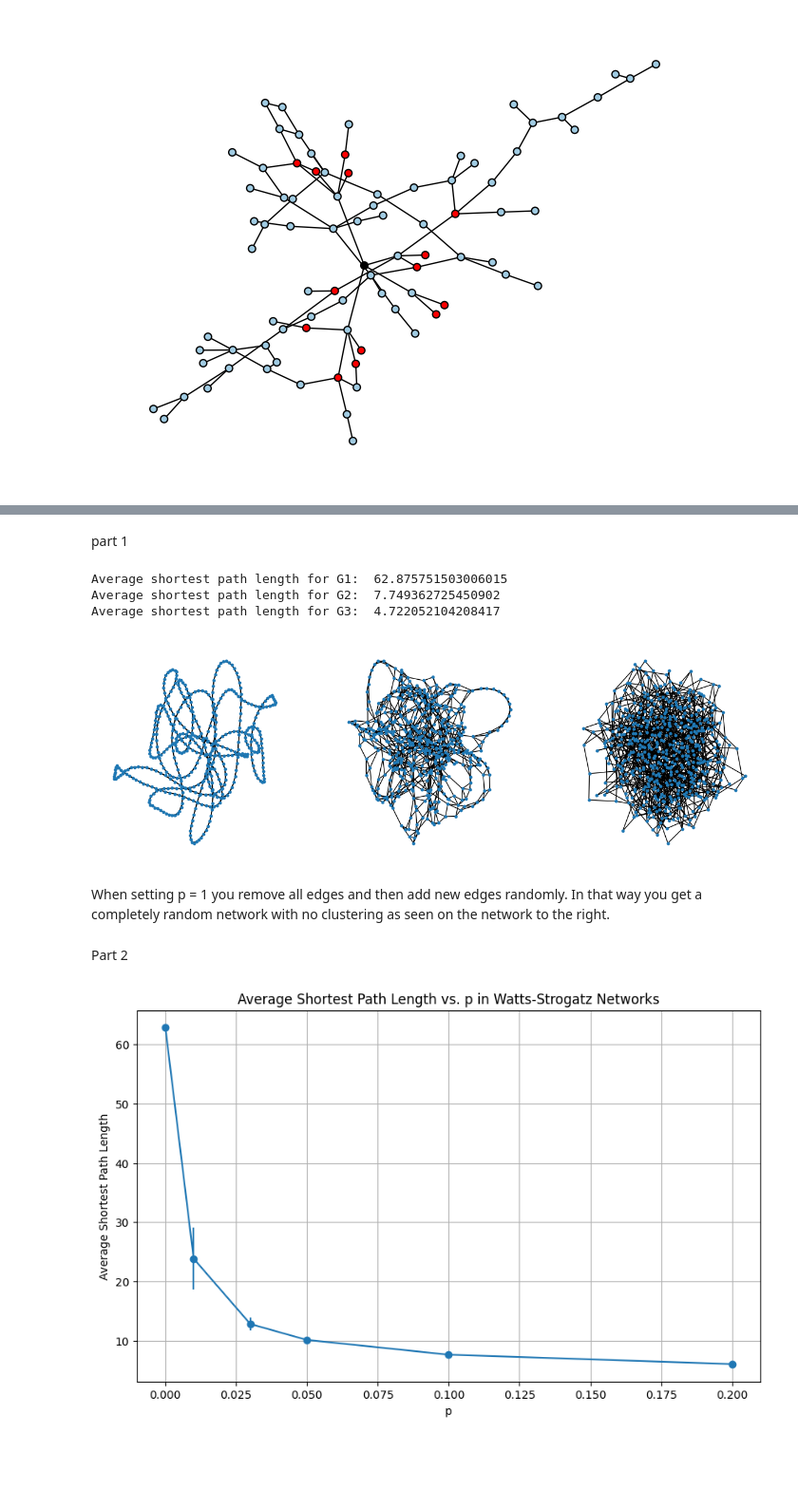
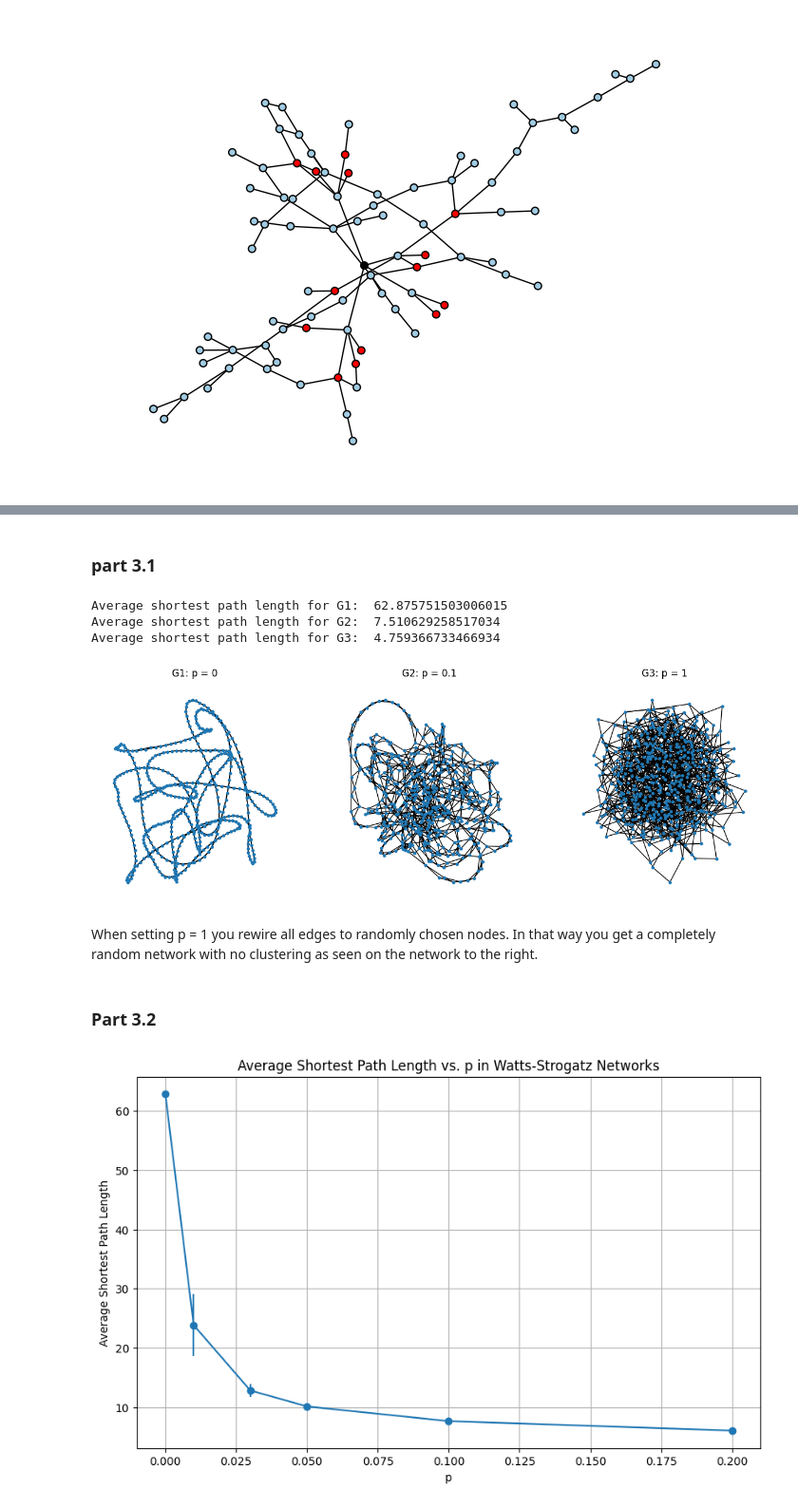
Before and after one commit to s185231/02805_SocialGraphs, a Jupyter notebook: Assignment1.ipynb, the cells around one changed output, grey strips where cells are left out. Shown at 95% size. Cells and saved outputs as stored; diff of their text form; code cells hidden in the pictures; blank space fills up the shorter version.

```diff
--- a/Assignment1.ipynb
+++ b/Assignment1.ipynb
@@ -304,44 +283,46 @@ nx.draw(G0,node_size =  30, node_color = node_color, edgecolors = "black")
 
 
 ![Sune's version](https://raw.githubusercontent.com/suneman/socialgraphs2017/master/files/ws.png)
-# %% [markdown]
-part 1
+# %% [markdown]
+### part 3.1
 # %%
 import networkx as nx
 import matplotlib.pyplot as plt
 import numpy as np
 import random
 import warnings
 warnings.filterwarnings('ignore')
 
 #Generate 3 graphs with 500 nodes each, average degree = 4, and rewiring probablity p=0, 0.1, and 1
 G1 = nx.watts_strogatz_graph(500, 4, 0)
 G2 = nx.watts_strogatz_graph(500, 4, 0.1)
 G3 = nx.watts_strogatz_graph(500, 4, 1)
 
 #Plot my graphs
 plt.figure(figsize=(15, 5))
 plt.subplot(131)
 nx.draw(G1, node_size=10)
+plt.title("G1: p = 0")
 plt.subplot(132)
 nx.draw(G2, node_size=10)
+plt.title("G2: p = 0.1")
 plt.subplot(133)
 nx.draw(G3, node_size=10)
+plt.title("G3: p = 1")
 
 #Calculate the average shortest path length ⟨d⟩ for each one.
 print("Average shortest path length for G1: ", nx.average_shortest_path_length(G1))
 print("Average shortest path length for G2: ", nx.average_shortest_path_length(G2))
 print("Average shortest path length for G3: ", nx.average_shortest_path_length(G3))
 # %% [output]
 Average shortest path length for G1:  62.875751503006015
-Average shortest path length for G2:  7.749362725450902
-Average shortest path length for G3:  4.722052104208417
+Average shortest path length for G2:  7.510629258517034
+Average shortest path length for G3:  4.759366733466934
-[figure, old version]
+[figure, new version]
 # %% [markdown]
-When setting p = 1 you remove all edges and then add new edges randomly.
-In that way you get a completely random network with no clustering as seen on the network to the right.
+When setting p = 1 you rewire all edges to randomly chosen nodes. In that way you get a completely random network with no clustering as seen on the network to the right.
-# %% [markdown]
-Part 2
+# %% [markdown]
+### Part 3.2
 # %%
 N = 500
 k = 4
```
Also changed, not shown: parts of 31 cells of this notebook.
